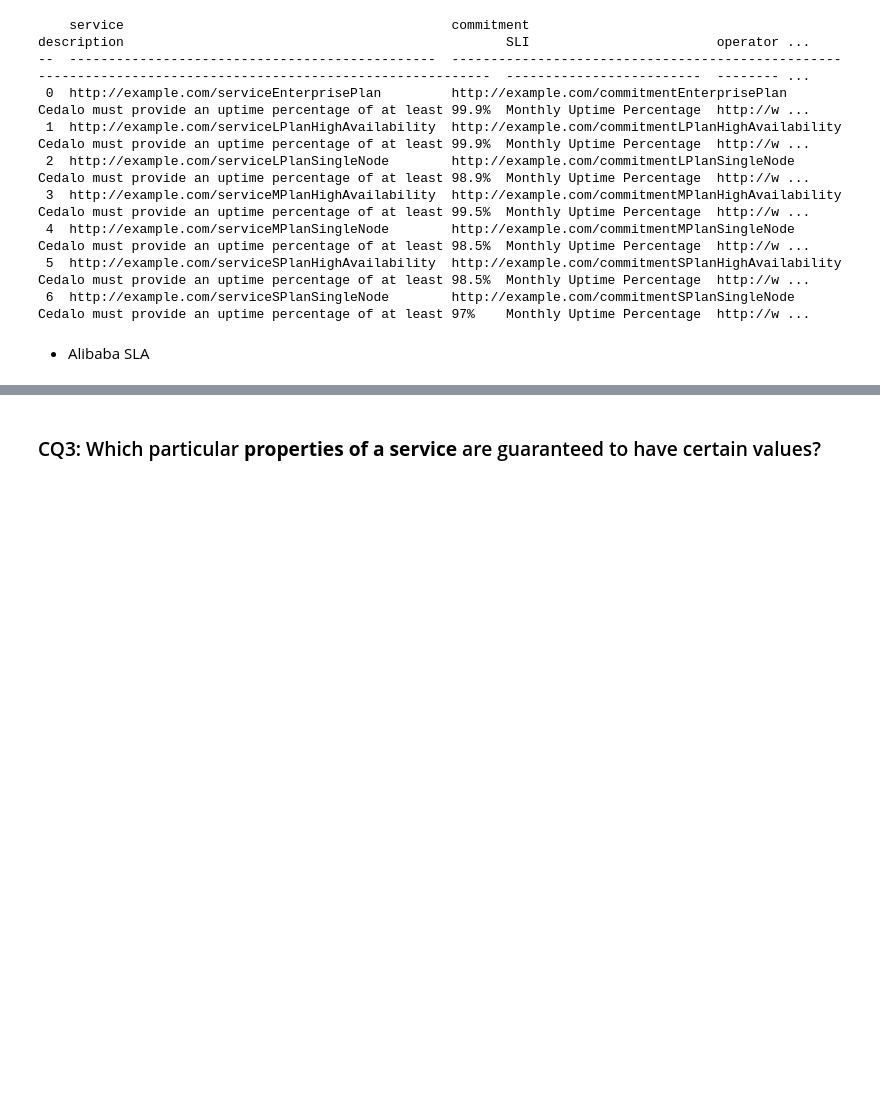
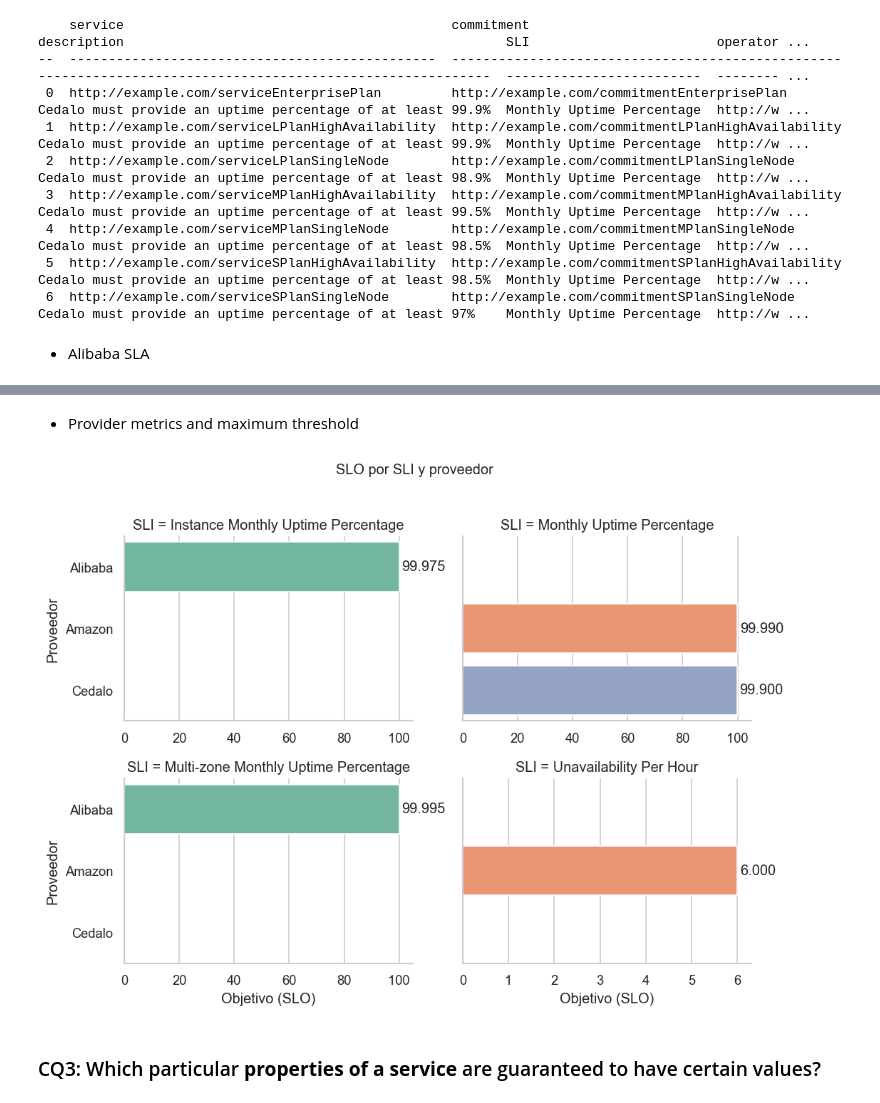
Before and after one commit to isa-group/tosla, a Jupyter notebook: bin/TOSLA_Analysis_of_Customer_Agreements.ipynb, the cells around one changed output, grey strips where cells are left out. Cells and saved outputs as stored; diff of their text form; code cells hidden in the pictures; blank space fills up the shorter version.

```diff
--- a/bin/TOSLA_Analysis_of_Customer_Agreements.ipynb
+++ b/bin/TOSLA_Analysis_of_Customer_Agreements.ipynb
@@ -250,3 +341,40 @@ run_sparql_query(file_path, query_file, file_format)
+# %% [markdown]
+- Provider metrics and maximum threshold
+# %%
+Q_CQ2 = "sparql_queries/competency_questions/CQ2_slo.rq"
+
+df = pd.concat([query_to_df(path, Q_CQ2, prov) for prov, path in FILES.items()], ignore_index=True) if FILES else pd.DataFrame()
+if df.empty:
+    print("Sin resultados para CQ2.")
+else:
+    cols = [c for c in ["SLI","operator","objectiveValue","service","provider"] if c in df.columns]
+    df[cols] = df[cols].applymap(shorten)
+    df["objectiveNum"] = df["objectiveValue"].map(to_num) if "objectiveValue" in df.columns else None
+    long = (
+        df.dropna(subset=["objectiveNum"])
+          .groupby(["SLI","provider"], as_index=False)["objectiveNum"].max()
+          .sort_values(["SLI","provider"])
+    )
+    if long.empty:
+        print("No hay valores numéricos de SLO para graficar.")
+    else:
+        g = sns.catplot(
+            data=long, kind="bar",
+            y="provider", x="objectiveNum",
+            col="SLI", col_wrap=2,
+            sharex=False, height=3.2, aspect=1.4,
+            palette="Set2"
+        )
+        g.set_xlabels("Objetivo (SLO)")
+        g.set_ylabels("Proveedor")
+        for ax in g.axes.flat:
+            for c in ax.containers:
+                ax.bar_label(c, fmt="%.3f", padding=2)
+        g.fig.suptitle("SLO por SLI y proveedor", y=1.02, fontsize=12)
+        plt.tight_layout()
+        plt.show()
+# %% [output]
+[figure, added]
 # %% [markdown]
 ### CQ3: Which particular **properties of a service** are guaranteed to have certain values?
 # %% [markdown]
```
Also changed, not shown: parts of 30 cells of this notebook, 4 other files.
